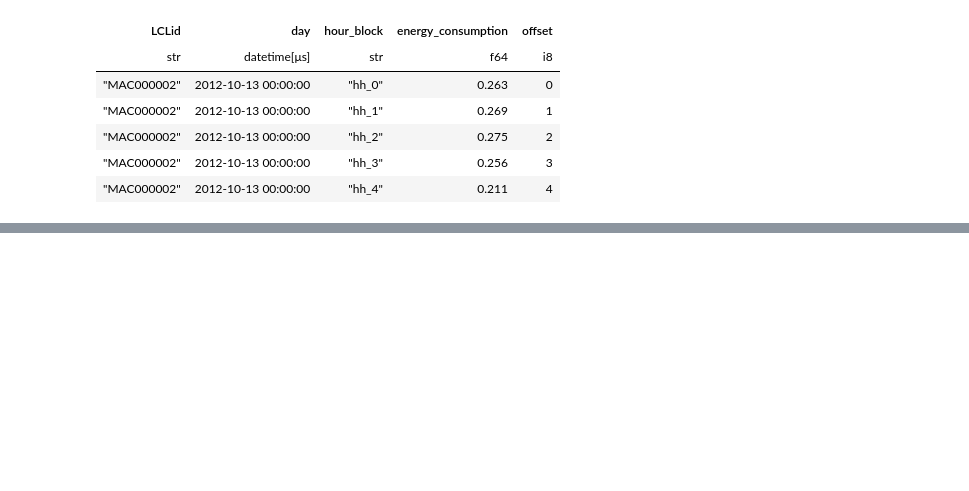
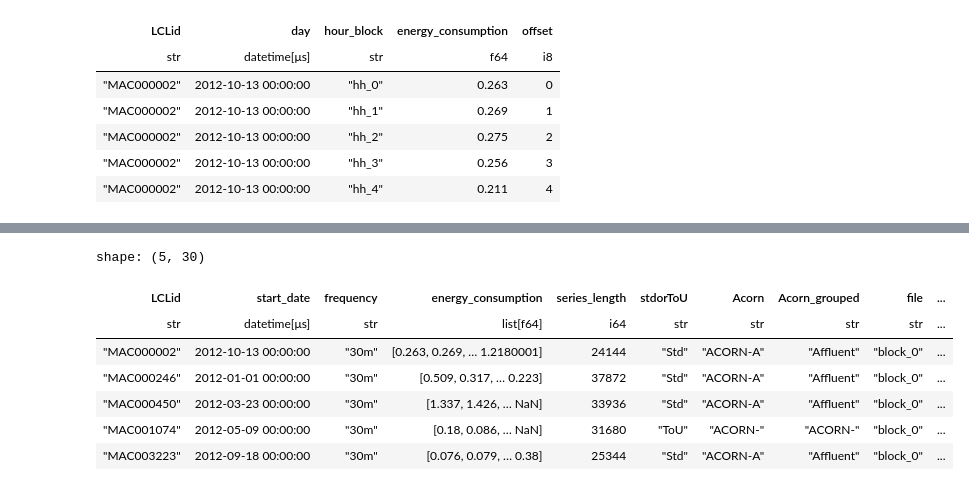
Before and after one commit to chineidu/Time-series-lab, a Jupyter notebook: notebooks/ch_2/01-lab.ipynb, the cells around one changed output, grey strips where cells are left out. Saved outputs shown, nothing was run; the diff lists cells and outputs as text; code cells hidden in the pictures; blank space fills up the shorter version.

```diff
--- a/notebooks/ch_2/01-lab.ipynb
+++ b/notebooks/ch_2/01-lab.ipynb
@@ -597,0 +618,6 @@ hhblock_df.head()
+# %%
+hhblock_df: pl.DataFrame = pl.concat(block_df_l)
+del block_df_l
+
+display(hhblock_df.head())
+print(f"Shape: {hhblock_df.shape}")
@@ -609,8 +665,8 @@ try:
     bank_holidays = original_bank_holidays.with_columns(
         pl.col("Bank holidays").cast(pl.Utf8).str.to_datetime(format="%Y-%m-%d")
     )
-except Exception as e:
-    print(f"Error in date conversion: {e}")
+except Exception:
+    print("Bank holidays are already in datetime format")
     bank_holidays = original_bank_holidays.with_columns(
         pl.col("Bank holidays").cast(pl.Utf8).str.to_datetime(format="%Y-%m-%d %H:%M:%S")
     )
@@ -685,5 +959,18 @@ A.group_by(
 # %%
-A.columns
+hhblock_df_new: pl.DataFrame = map_weather_holidays_polars(
+    hhblock_df, bank_holidays_resampled, weather_resampled
+)
+
+hhblock_df_new.head()
+# %% [output]
+shape: (5, 30)
+| LCLid | start_date | frequency | energy_consumption | series_length | stdorToU | Acorn | Acorn_grouped | file | ... |
+| str | datetime[μs] | str | list[f64] | i64 | str | str | str | str | ... |
+| "MAC000002" | 2012-10-13 00:00:00 | "30m" | [0.263, 0.269, … 1.2180001] | 24144 | "Std" | "ACORN-A" | "Affluent" | "block_0" | ... |
+| "MAC000246" | 2012-01-01 00:00:00 | "30m" | [0.509, 0.317, … 0.223] | 37872 | "Std" | "ACORN-A" | "Affluent" | "block_0" | ... |
+| "MAC000450" | 2012-03-23 00:00:00 | "30m" | [1.337, 1.426, … NaN] | 33936 | "Std" | "ACORN-A" | "Affluent" | "block_0" | ... |
+| "MAC001074" | 2012-05-09 00:00:00 | "30m" | [0.18, 0.086, … NaN] | 31680 | "ToU" | "ACORN-" | "ACORN-" | "block_0" | ... |
+| "MAC003223" | 2012-09-18 00:00:00 | "30m" | [0.076, 0.079, … 0.38] | 25344 | "Std" | "ACORN-A" | "Affluent" | "block_0" | ... |
 # %%
 [
     LCLid,
```
Also changed, not shown: parts of 21 cells of this notebook.
